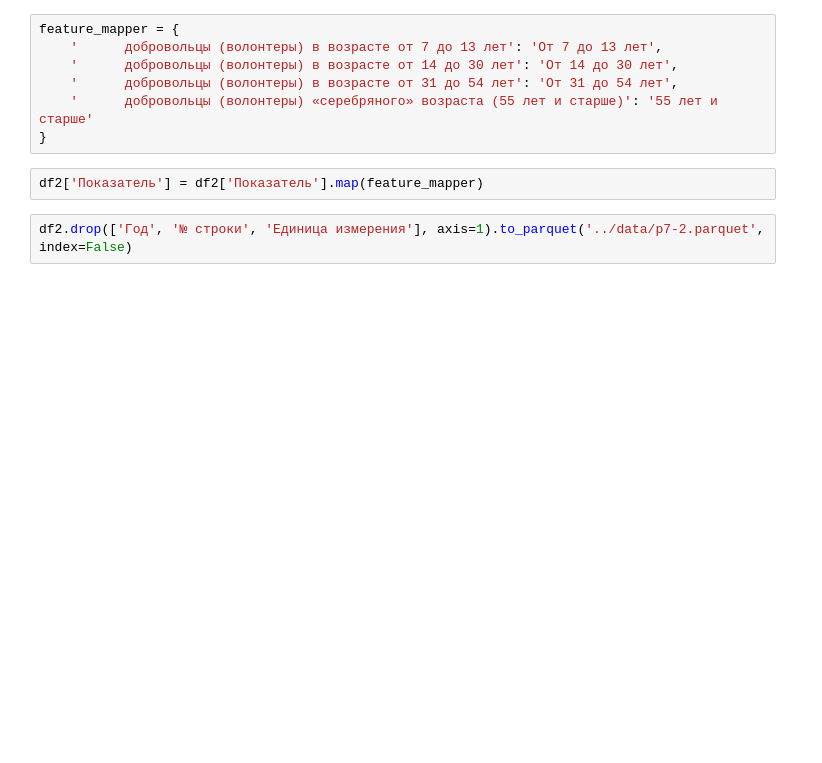
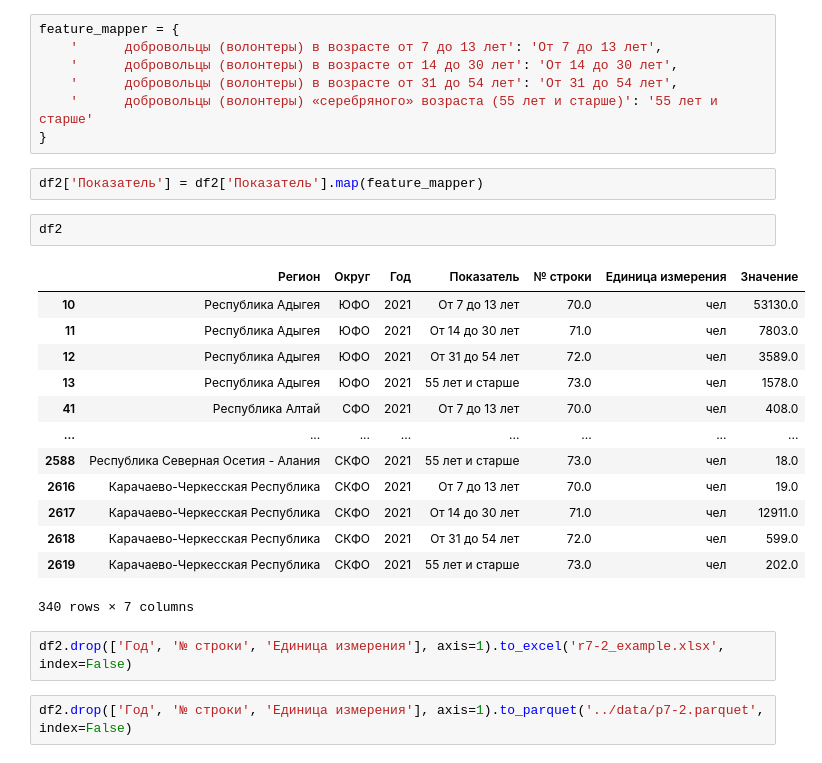
Before and after one commit to alexlakiza/adolescent-dash, a Jupyter notebook: preprocessing/transform_init_data.ipynb, the cells around one changed output. Saved outputs shown, nothing was run; the diff lists cells and outputs as text; blank space fills up the shorter version.

```diff
--- a/preprocessing/transform_init_data.ipynb
+++ b/preprocessing/transform_init_data.ipynb
@@ -384,6 +497,24 @@ feature_mapper = {
 }
 # %%
 df2['Показатель'] = df2['Показатель'].map(feature_mapper)
+# %%
+df2
+# %% [output]
+|  | Регион | Округ | Год | Показатель | № строки | Единица измерения | Значение |
+| 10 | Республика Адыгея | ЮФО | 2021 | От 7 до 13 лет | 70.0 | чел | 53130.0 |
+| 11 | Республика Адыгея | ЮФО | 2021 | От 14 до 30 лет | 71.0 | чел | 7803.0 |
+| 12 | Республика Адыгея | ЮФО | 2021 | От 31 до 54 лет | 72.0 | чел | 3589.0 |
+| 13 | Республика Адыгея | ЮФО | 2021 | 55 лет и старше | 73.0 | чел | 1578.0 |
+| 41 | Республика Алтай | СФО | 2021 | От 7 до 13 лет | 70.0 | чел | 408.0 |
+| ... | ... | ... | ... | ... | ... | ... | ... |
+| 2588 | Республика Северная Осетия - Алания | СКФО | 2021 | 55 лет и старше | 73.0 | чел | 18.0 |
+| 2616 | Карачаево-Черкесская Республика | СКФО | 2021 | От 7 до 13 лет | 70.0 | чел | 19.0 |
+| 2617 | Карачаево-Черкесская Республика | СКФО | 2021 | От 14 до 30 лет | 71.0 | чел | 12911.0 |
+| 2618 | Карачаево-Черкесская Республика | СКФО | 2021 | От 31 до 54 лет | 72.0 | чел | 599.0 |
+| 2619 | Карачаево-Черкесская Республика | СКФО | 2021 | 55 лет и старше | 73.0 | чел | 202.0 |
+340 rows × 7 columns
+# %%
+df2.drop(['Год', '№ строки', 'Единица измерения'], axis=1).to_excel('r7-2_example.xlsx', index=False)
 # %%
 df2.drop(['Год', '№ строки', 'Единица измерения'], axis=1).to_parquet('../data/p7-2.parquet', index=False)
 # %%
```
Also changed, not shown: parts of 28 cells of this notebook, 2 other files.
